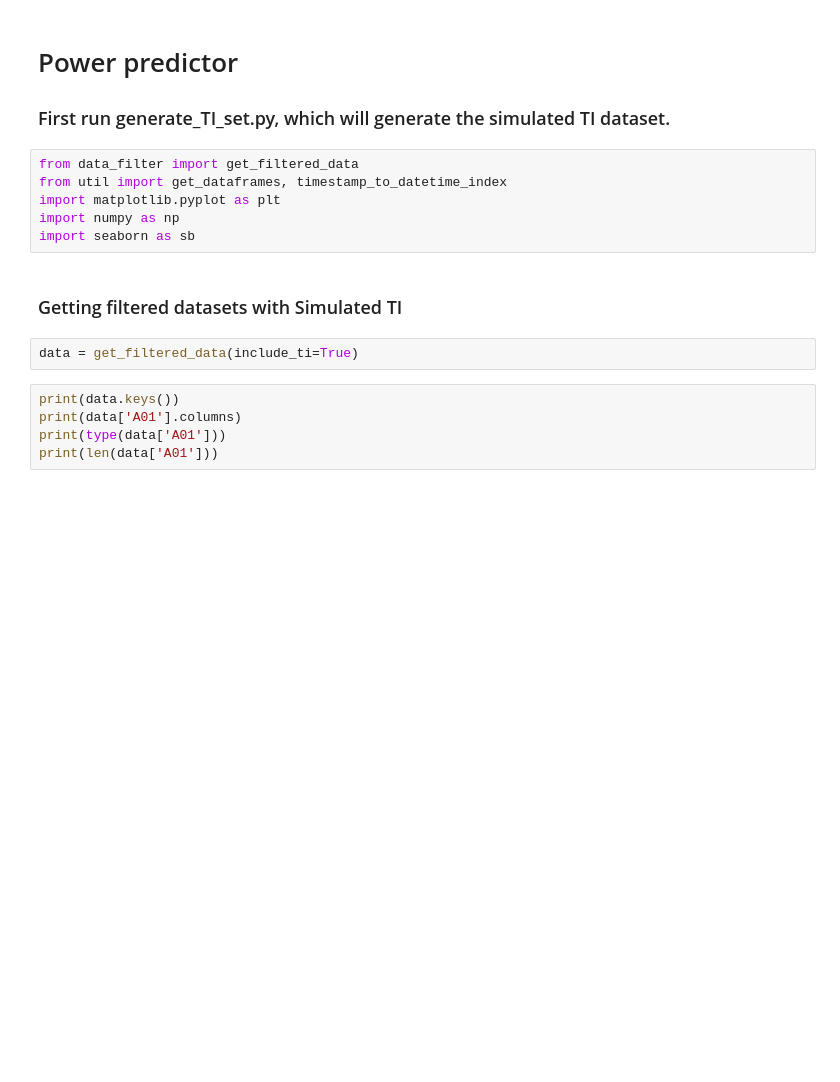
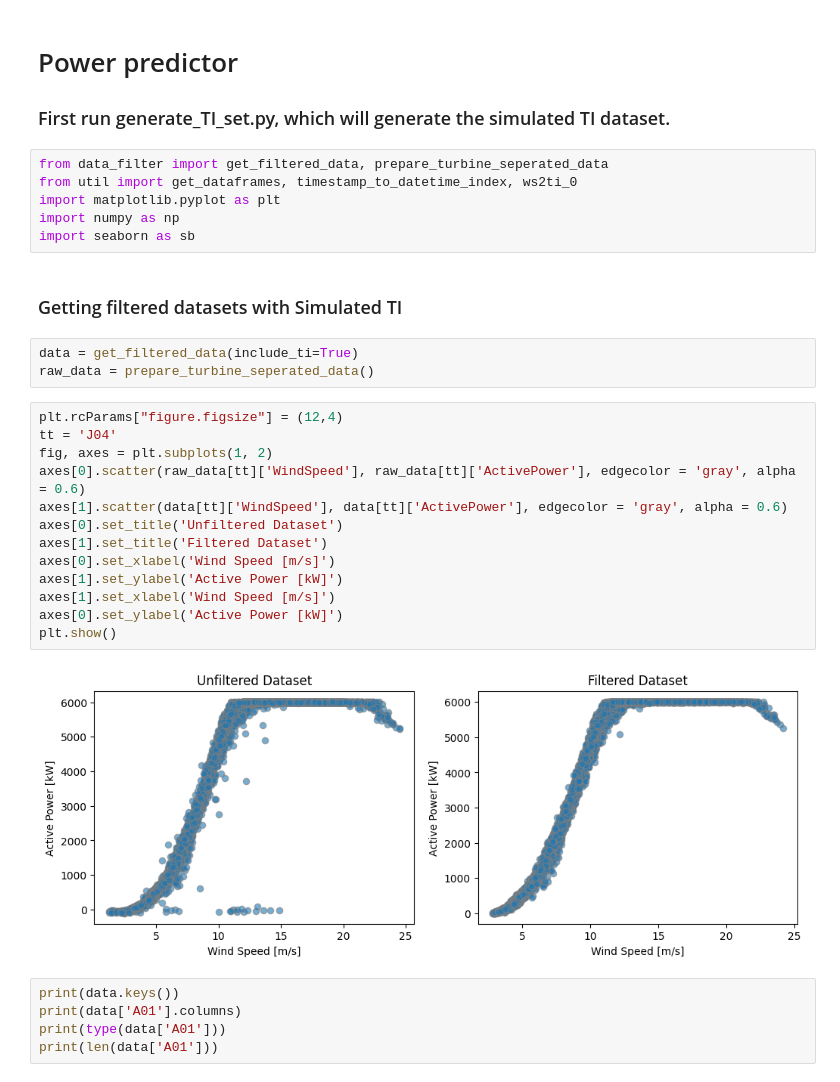
Before and after one commit to sondretb/Master-thesis---Wake-Scada-integration, a Jupyter notebook: power_predictor.ipynb, the cells around one changed output. Saved outputs shown, nothing was run; the diff lists cells and outputs as text; blank space fills up the shorter version.

```diff
--- a/power_predictor.ipynb
+++ b/power_predictor.ipynb
@@ -3,8 +3,8 @@
 
 ### First run generate_TI_set.py, which will generate the simulated TI dataset.
 # %%
-from data_filter import get_filtered_data
-from util import get_dataframes, timestamp_to_datetime_index
+from data_filter import get_filtered_data, prepare_turbine_seperated_data
+from util import get_dataframes, timestamp_to_datetime_index, ws2ti_0
 import matplotlib.pyplot as plt
 import numpy as np
 import seaborn as sb
@@ -12,6 +12,22 @@ import seaborn as sb
 ### Getting filtered datasets with Simulated TI
 # %%
 data = get_filtered_data(include_ti=True)
+raw_data = prepare_turbine_seperated_data()
+# %%
+plt.rcParams["figure.figsize"] = (12,4)
+tt = 'J04'
+fig, axes = plt.subplots(1, 2)
+axes[0].scatter(raw_data[tt]['WindSpeed'], raw_data[tt]['ActivePower'], edgecolor = 'gray', alpha = 0.6)
+axes[1].scatter(data[tt]['WindSpeed'], data[tt]['ActivePower'], edgecolor = 'gray', alpha = 0.6)
+axes[0].set_title('Unfiltered Dataset')
+axes[1].set_title('Filtered Dataset')
+axes[0].set_xlabel('Wind Speed [m/s]')
+axes[1].set_ylabel('Active Power [kW]')
+axes[1].set_xlabel('Wind Speed [m/s]')
+axes[0].set_ylabel('Active Power [kW]')
+plt.show()
+# %% [output]
+[figure, added]
 # %%
 print(data.keys())
 print(data['A01'].columns)
```
Also changed, not shown: parts of 10 cells of this notebook, 3 other files.
